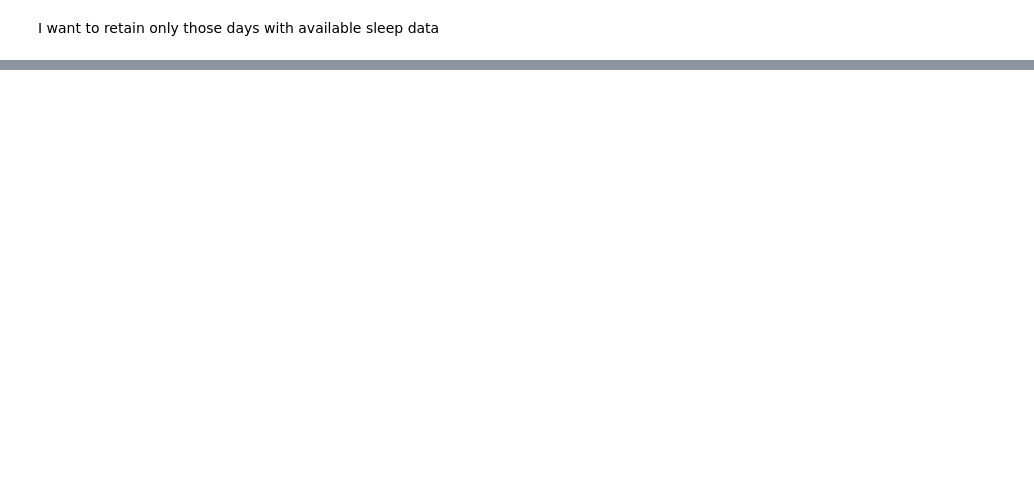
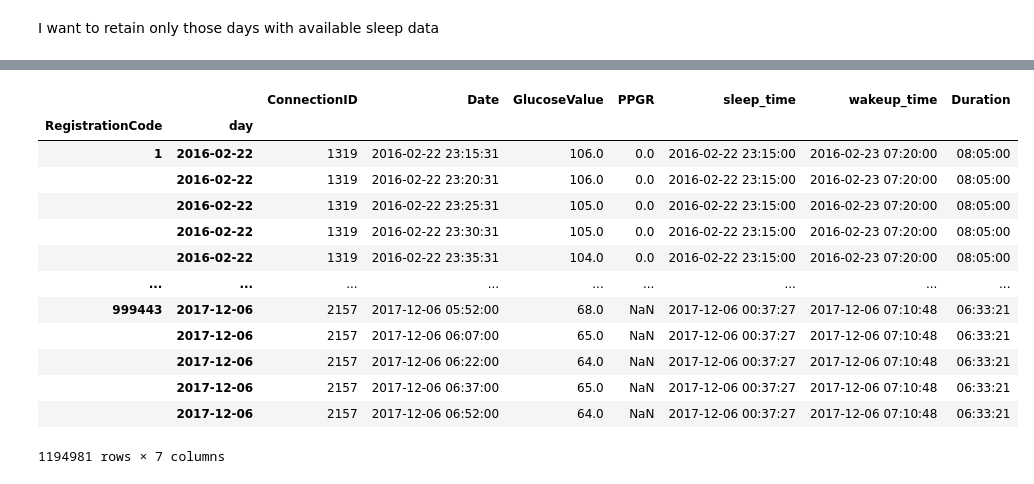
Before and after one commit to ElviraMingazova/MA_Thesis, a Jupyter notebook: Get Night CGM.ipynb, the cells around one changed output, grey strips where cells are left out. Saved outputs shown, nothing was run; the diff lists cells and outputs as text; code cells hidden in the pictures; blank space fills up the shorter version.

```diff
--- a/Get Night CGM.ipynb
+++ b/Get Night CGM.ipynb
@@ -101,0 +301,20 @@ AttributeError: 'DataFrameGroupBy' object has no attribute 'applly'
+# %%
+merged_df['Date'] = merged_df['Date'].dt.tz_localize(None)
+# %%
+cgm_night = merged_df[(merged_df['Date'] >= merged_df['sleep_time']) & (merged_df['Date'] <= merged_df['wakeup_time'])]
+cgm_night
+# %% [output]
+|  |  | ConnectionID | Date | GlucoseValue | PPGR | sleep_time | wakeup_time | Duration |
+| RegistrationCode | day |  |  |  |  |  |  |  |
+| 1 | 2016-02-22 | 1319 | 2016-02-22 23:15:31 | 106.0 | 0.0 | 2016-02-22 23:15:00 | 2016-02-23 07:20:00 | 08:05:00 |
+|  | 2016-02-22 | 1319 | 2016-02-22 23:20:31 | 106.0 | 0.0 | 2016-02-22 23:15:00 | 2016-02-23 07:20:00 | 08:05:00 |
+|  | 2016-02-22 | 1319 | 2016-02-22 23:25:31 | 105.0 | 0.0 | 2016-02-22 23:15:00 | 2016-02-23 07:20:00 | 08:05:00 |
+|  | 2016-02-22 | 1319 | 2016-02-22 23:30:31 | 105.0 | 0.0 | 2016-02-22 23:15:00 | 2016-02-23 07:20:00 | 08:05:00 |
+|  | 2016-02-22 | 1319 | 2016-02-22 23:35:31 | 104.0 | 0.0 | 2016-02-22 23:15:00 | 2016-02-23 07:20:00 | 08:05:00 |
+| ... | ... | ... | ... | ... | ... | ... | ... | ... |
+| 999443 | 2017-12-06 | 2157 | 2017-12-06 05:52:00 | 68.0 | NaN | 2017-12-06 00:37:27 | 2017-12-06 07:10:48 | 06:33:21 |
+|  | 2017-12-06 | 2157 | 2017-12-06 06:07:00 | 65.0 | NaN | 2017-12-06 00:37:27 | 2017-12-06 07:10:48 | 06:33:21 |
+|  | 2017-12-06 | 2157 | 2017-12-06 06:22:00 | 64.0 | NaN | 2017-12-06 00:37:27 | 2017-12-06 07:10:48 | 06:33:21 |
+|  | 2017-12-06 | 2157 | 2017-12-06 06:37:00 | 65.0 | NaN | 2017-12-06 00:37:27 | 2017-12-06 07:10:48 | 06:33:21 |
+|  | 2017-12-06 | 2157 | 2017-12-06 06:52:00 | 64.0 | NaN | 2017-12-06 00:37:27 | 2017-12-06 07:10:48 | 06:33:21 |
+1194981 rows × 7 columns
```
Also changed, not shown: parts of 60 cells of this notebook, 2 other files.
